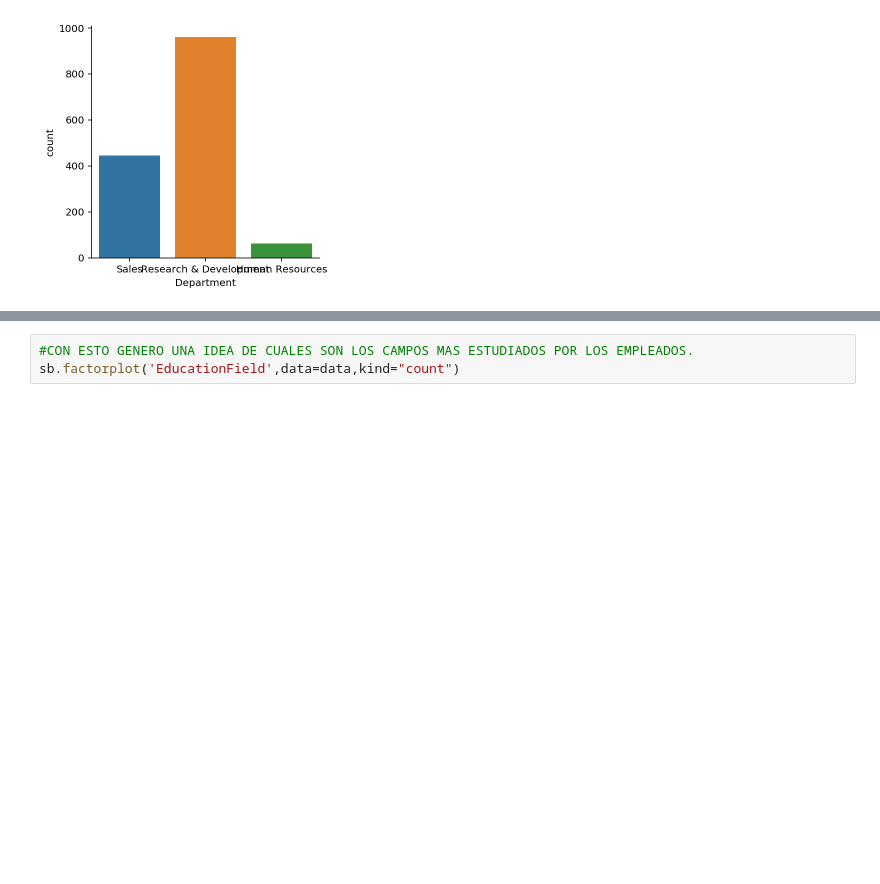
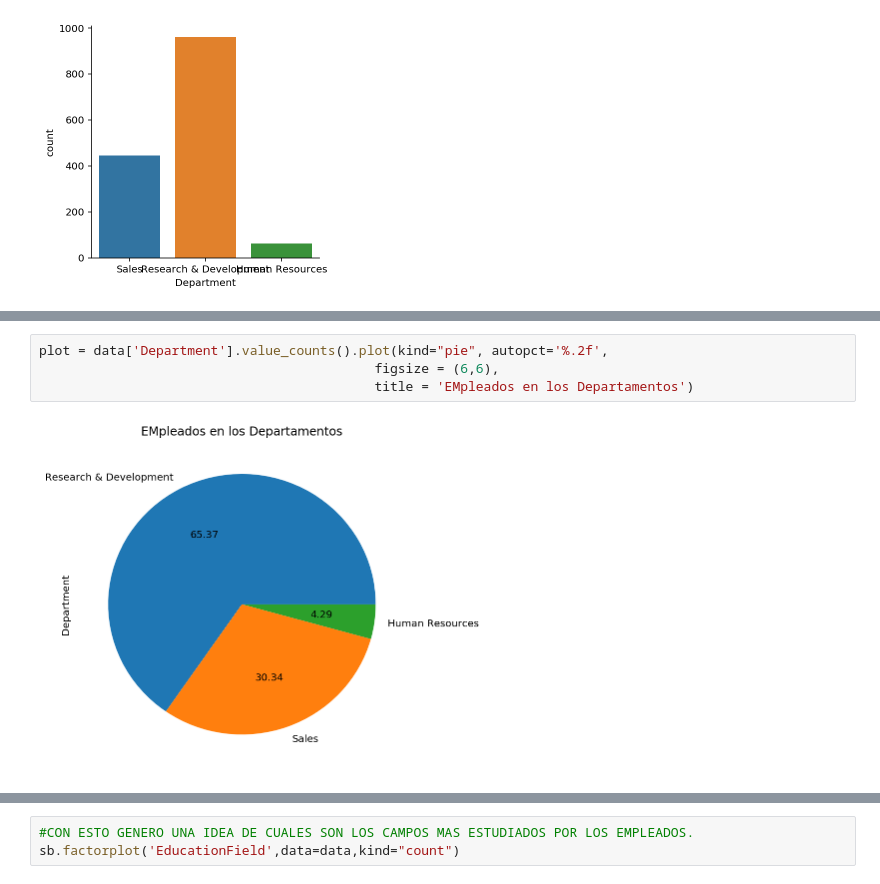
Before and after one commit to Felipean/mineria_de-_datos, a Jupyter notebook: Untitled.ipynb, the cells around one changed output, grey strips where cells are left out. Saved outputs shown, nothing was run; the diff lists cells and outputs as text; blank space fills up the shorter version.

```diff
--- a/Untitled.ipynb
+++ b/Untitled.ipynb
@@ -101,0 +105,6 @@ Name: BusinessTravel, dtype: int64
+# %%
+plot = data['Department'].value_counts().plot(kind="pie", autopct='%.2f',
+                                           figsize = (6,6),
+                                           title = 'EMpleados en los Departamentos')
+# %% [output]
+[figure, added]
```
Also changed, not shown: parts of 44 cells of this notebook, 1 other file.
